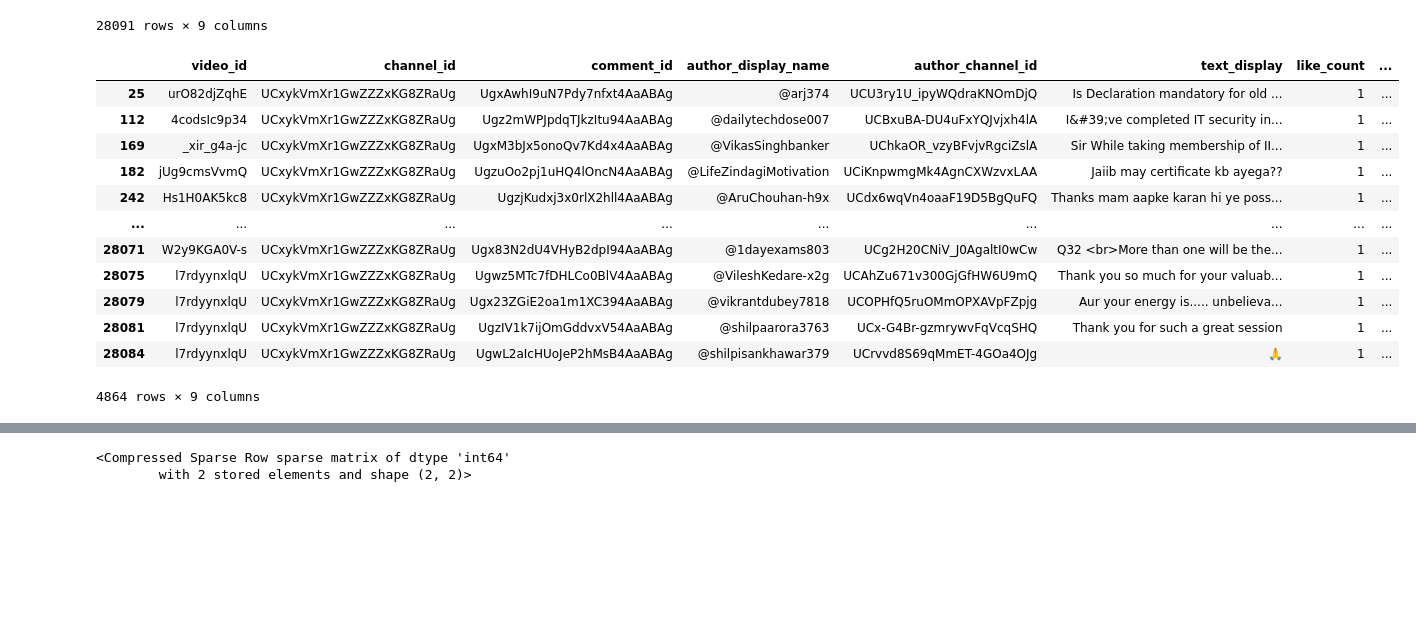
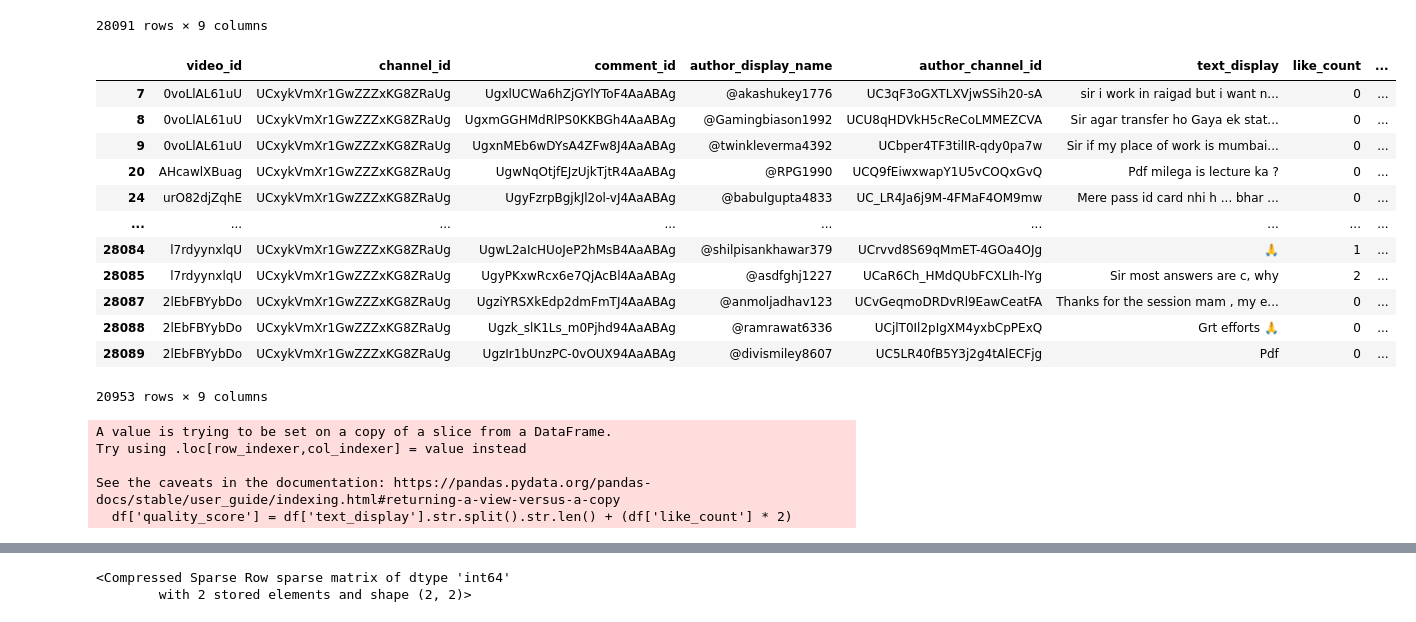
Before and after one commit to kkeshavsharma/NLP_Practice, a Jupyter notebook: NLP_prac_1.ipynb, the cells around one changed output, grey strips where cells are left out. Cells and saved outputs as stored; diff of their text form; code cells hidden in the pictures; blank space fills up the shorter version.

```diff
--- a/NLP_prac_1.ipynb
+++ b/NLP_prac_1.ipynb
@@ -29,19 +29,39 @@ df
 28091 rows × 9 columns
 # %%
 df = df[df["channel_id"] != df["author_channel_id"]]
-df = df[df["like_count"] == 1]
+# df = df[df["like_count"] == 1]
 df
 # %% [output]
 |  | video_id | channel_id | comment_id | author_display_name | author_channel_id | text_display | like_count | ... |
-| 25 | urO82djZqhE | UCxykVmXr1GwZZZxKG8ZRaUg | UgxAwhI9uN7Pdy7nfxt4AaABAg | @arj374 | UCU3ry1U_ipyWQdraKNOmDjQ | Is Declaration mandatory for old ... | 1 | ... |
-| 112 | 4codsIc9p34 | UCxykVmXr1GwZZZxKG8ZRaUg | Ugz2mWPJpdqTJkzItu94AaABAg | @dailytechdose007 | UCBxuBA-DU4uFxYQJvjxh4lA | I&#39;ve completed IT security in... | 1 | ... |
-| 169 | _xir_g4a-jc | UCxykVmXr1GwZZZxKG8ZRaUg | UgxM3bJx5onoQv7Kd4x4AaABAg | @VikasSinghbanker | UChkaOR_vzyBFvjvRgciZslA | Sir While taking membership of II... | 1 | ... |
-| 182 | jUg9cmsVvmQ | UCxykVmXr1GwZZZxKG8ZRaUg | UgzuOo2pj1uHQ4lOncN4AaABAg | @LifeZindagiMotivation | UCiKnpwmgMk4AgnCXWzvxLAA | Jaiib may certificate kb ayega?? | 1 | ... |
-| 242 | Hs1H0AK5kc8 | UCxykVmXr1GwZZZxKG8ZRaUg | UgzjKudxj3x0rlX2hll4AaABAg | @AruChouhan-h9x | UCdx6wqVn4oaaF19D5BgQuFQ | Thanks mam aapke karan hi ye poss... | 1 | ... |
+| 7 | 0voLlAL61uU | UCxykVmXr1GwZZZxKG8ZRaUg | UgxlUCWa6hZjGYlYToF4AaABAg | @akashukey1776 | UC3qF3oGXTLXVjwSSih20-sA | sir i work in raigad but i want n... | 0 | ... |
+| 8 | 0voLlAL61uU | UCxykVmXr1GwZZZxKG8ZRaUg | UgxmGGHMdRlPS0KKBGh4AaABAg | @Gamingbiason1992 | UCU8qHDVkH5cReCoLMMEZCVA | Sir agar transfer ho Gaya ek stat... | 0 | ... |
+| 9 | 0voLlAL61uU | UCxykVmXr1GwZZZxKG8ZRaUg | UgxnMEb6wDYsA4ZFw8J4AaABAg | @twinkleverma4392 | UCbper4TF3tilIR-qdy0pa7w | Sir if my place of work is mumbai... | 0 | ... |
+| 20 | AHcawlXBuag | UCxykVmXr1GwZZZxKG8ZRaUg | UgwNqOtjfEJzUjkTjtR4AaABAg | @RPG1990 | UCQ9fEiwxwapY1U5vCOQxGvQ | Pdf milega is lecture ka ? | 0 | ... |
+| 24 | urO82djZqhE | UCxykVmXr1GwZZZxKG8ZRaUg | UgyFzrpBgjkJl2ol-vJ4AaABAg | @babulgupta4833 | UC_LR4Ja6j9M-4FMaF4OM9mw | Mere pass id card nhi h ... bhar ... | 0 | ... |
 | ... | ... | ... | ... | ... | ... | ... | ... | ... |
-| 28071 | W2y9KGA0V-s | UCxykVmXr1GwZZZxKG8ZRaUg | Ugx83N2dU4VHyB2dpI94AaABAg | @1dayexams803 | UCg2H20CNiV_J0AgaltI0wCw | Q32 <br>More than one will be the... | 1 | ... |
-| 28075 | l7rdyynxlqU | UCxykVmXr1GwZZZxKG8ZRaUg | Ugwz5MTc7fDHLCo0BlV4AaABAg | @VileshKedare-x2g | UCAhZu671v300GjGfHW6U9mQ | Thank you so much for your valuab... | 1 | ... |
-| 28079 | l7rdyynxlqU | UCxykVmXr1GwZZZxKG8ZRaUg | Ugx23ZGiE2oa1m1XC394AaABAg | @vikrantdubey7818 | UCOPHfQ5ruOMmOPXAVpFZpjg | Aur your energy is..... unbelieva... | 1 | ... |
-| 28081 | l7rdyynxlqU | UCxykVmXr1GwZZZxKG8ZRaUg | UgzIV1k7ijOmGddvxV54AaABAg | @shilpaarora3763 | UCx-G4Br-gzmrywvFqVcqSHQ | Thank you for such a great session | 1 | ... |
 | 28084 | l7rdyynxlqU | UCxykVmXr1GwZZZxKG8ZRaUg | UgwL2aIcHUoJeP2hMsB4AaABAg | @shilpisankhawar379 | UCrvvd8S69qMmET-4GOa4OJg | 🙏 | 1 | ... |
+| 28085 | l7rdyynxlqU | UCxykVmXr1GwZZZxKG8ZRaUg | UgyPKxwRcx6e7QjAcBl4AaABAg | @asdfghj1227 | UCaR6Ch_HMdQUbFCXLIh-lYg | Sir most answers are c, why | 2 | ... |
+| 28087 | 2lEbFBYybDo | UCxykVmXr1GwZZZxKG8ZRaUg | UgziYRSXkEdp2dmFmTJ4AaABAg | @anmoljadhav123 | UCvGeqmoDRDvRl9EawCeatFA | Thanks for the session mam , my e... | 0 | ... |
+| 28088 | 2lEbFBYybDo | UCxykVmXr1GwZZZxKG8ZRaUg | Ugzk_slK1Ls_m0Pjhd94AaABAg | @ramrawat6336 | UCjlT0Il2pIgXM4yxbCpPExQ | Grt efforts 🙏 | 0 | ... |
+| 28089 | 2lEbFBYybDo | UCxykVmXr1GwZZZxKG8ZRaUg | UgzIr1bUnzPC-0vOUX94AaABAg | @divismiley8607 | UC5LR40fB5Y3j2g4tAlECFjg | Pdf | 0 | ... |
-4864 rows × 9 columns
+20953 rows × 9 columns
+# %%
+# 1. First, apply your hard constraints (drop HTML, author comments, and short spam)
+df = df[df['text_display'].str.split().str.len() >= 10]
+
+# 2. Create a 'Quality Score': Word Count gives text depth, plus a small boost for likes
+# This ensures long, thoughtful questions with 0 likes beat out a 2-word comment with 50 likes
+df['quality_score'] = df['text_display'].str.split().str.len() + (df['like_count'] * 2)
+
+# 3. Sort by video and quality, then slice the top 20 comments for every single video
+df_top_comments = (
+    df.sort_values(by=['video_id', 'quality_score'], ascending=[False, True])
+    .groupby('video_id')
+    .head(20)  # Keep up to the 20 best comments per video
+)
+# %% [output]
+A value is trying to be set on a copy of a slice from a DataFrame.
+Try using .loc[row_indexer,col_indexer] = value instead
+
+See the caveats in the documentation: https://pandas.pydata.org/pandas-docs/stable/user_guide/indexing.html#returning-a-view-versus-a-copy
+  df['quality_score'] = df['text_display'].str.split().str.len() + (df['like_count'] * 2)
```
Also changed, not shown: parts of 15 cells of this notebook.
